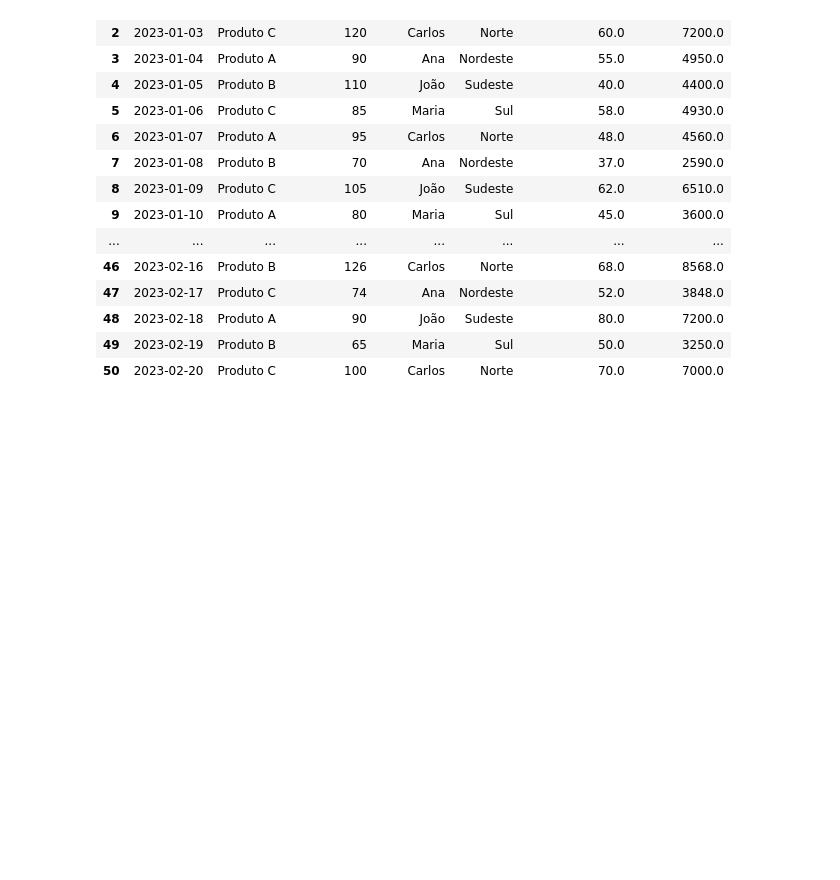
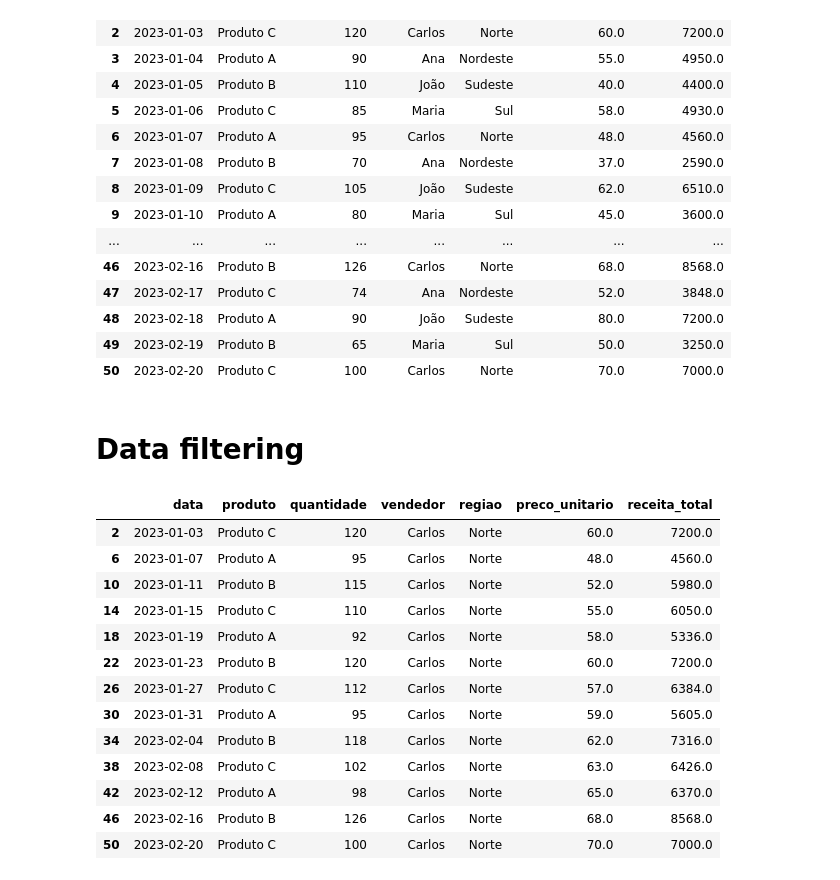
Before and after one commit to Pedro558/Teste-NeoPerformance, a Jupyter notebook: tratamento_dados.ipynb, the cells around one changed output. Saved outputs shown, nothing was run; the diff lists cells and outputs as text; code cells hidden in the pictures; blank space fills up the shorter version.

Commit message:
:sparkles: feat: add data filtering by 'regiao'

```diff
--- a/tratamento_dados.ipynb
+++ b/tratamento_dados.ipynb
@@ -92,3 +92,29 @@ df_vendas
 | 48 | 2023-02-18 | Produto A | 90 | João | Sudeste | 80.0 | 7200.0 |
 | 49 | 2023-02-19 | Produto B | 65 | Maria | Sul | 50.0 | 3250.0 |
 | 50 | 2023-02-20 | Produto C | 100 | Carlos | Norte | 70.0 | 7000.0 |
+# %% [markdown]
+# Data filtering
+# %%
+# Data filtering by 'regiao'
+df_sudeste = df_vendas[df_vendas['regiao'] == 'Sudeste']
+df_nordeste = df_vendas[df_vendas['regiao'] == 'Nordeste']
+df_norte = df_vendas[df_vendas['regiao'] == 'Norte']
+df_sul = df_vendas[df_vendas['regiao'] == 'Sul']
+# %%
+# Show filtering data
+df_norte
+# %% [output]
+|  | data | produto | quantidade | vendedor | regiao | preco_unitario | receita_total |
+| 2 | 2023-01-03 | Produto C | 120 | Carlos | Norte | 60.0 | 7200.0 |
+| 6 | 2023-01-07 | Produto A | 95 | Carlos | Norte | 48.0 | 4560.0 |
+| 10 | 2023-01-11 | Produto B | 115 | Carlos | Norte | 52.0 | 5980.0 |
+| 14 | 2023-01-15 | Produto C | 110 | Carlos | Norte | 55.0 | 6050.0 |
+| 18 | 2023-01-19 | Produto A | 92 | Carlos | Norte | 58.0 | 5336.0 |
+| 22 | 2023-01-23 | Produto B | 120 | Carlos | Norte | 60.0 | 7200.0 |
+| 26 | 2023-01-27 | Produto C | 112 | Carlos | Norte | 57.0 | 6384.0 |
+| 30 | 2023-01-31 | Produto A | 95 | Carlos | Norte | 59.0 | 5605.0 |
+| 34 | 2023-02-04 | Produto B | 118 | Carlos | Norte | 62.0 | 7316.0 |
+| 38 | 2023-02-08 | Produto C | 102 | Carlos | Norte | 63.0 | 6426.0 |
+| 42 | 2023-02-12 | Produto A | 98 | Carlos | Norte | 65.0 | 6370.0 |
+| 46 | 2023-02-16 | Produto B | 126 | Carlos | Norte | 68.0 | 8568.0 |
+| 50 | 2023-02-20 | Produto C | 100 | Carlos | Norte | 70.0 | 7000.0 |
```
